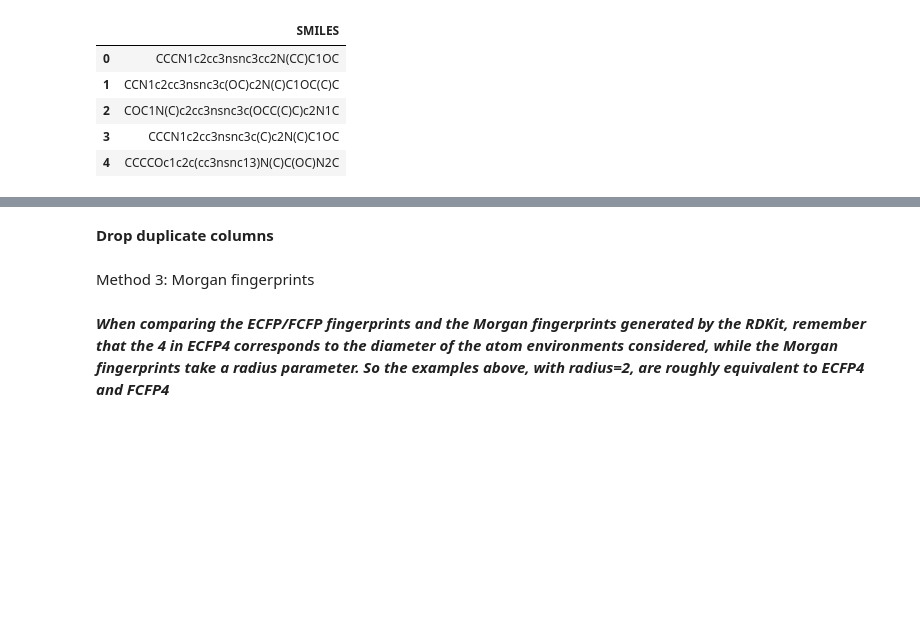
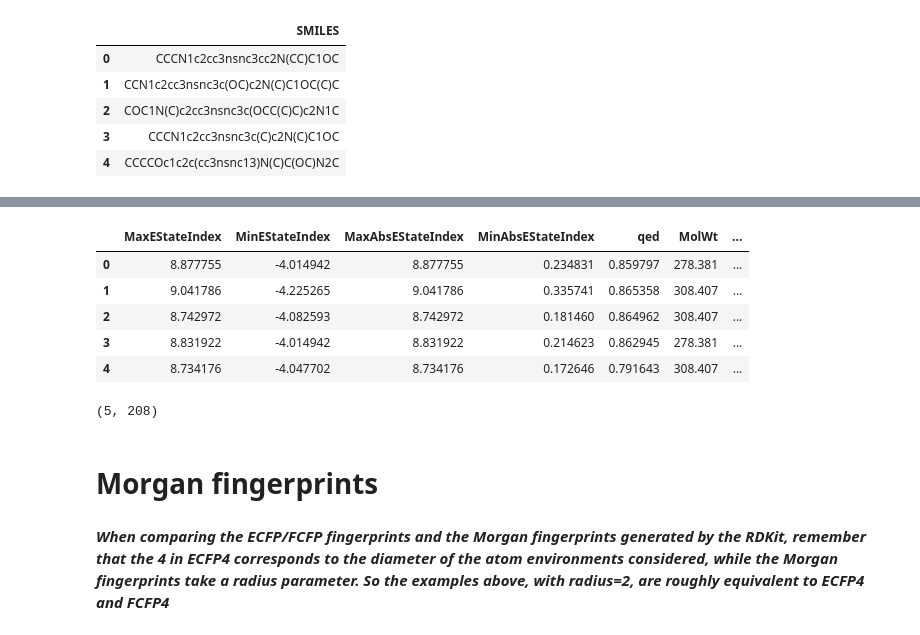
Before and after one commit to akashjn/RDKit_Utility_Functions, a Jupyter notebook: Generate_RDKit_2D_Descriptors.ipynb, the cells around one changed output, grey strips where cells are left out. Cells and saved outputs as stored; diff of their text form; code cells hidden in the pictures; blank space fills up the shorter version.

Commit message:
updated functions

```diff
--- a/Generate_RDKit_2D_Descriptors.ipynb
+++ b/Generate_RDKit_2D_Descriptors.ipynb
@@ -27,3 +11,23 @@ def smi_to_mol_prop(smi,property_names = list(rdMolDescriptors.Properties.GetAva
+# %%
+def RDkit_descriptors(smiles):
+    """
+    Function will return all 208 RDKit descriptors
+    smiles is a pandas series or a list of smiles
+    """
+    from rdkit.ML.Descriptors import MoleculeDescriptors
+    from rdkit.Chem import Descriptors
+    mols = [Chem.MolFromSmiles(i) for i in smiles]
+    calc = MoleculeDescriptors.MolecularDescriptorCalculator([x[0] for x in Descriptors._descList])
+    desc_names = calc.GetDescriptorNames()
+
+    Mol_descriptors =[]
+    for mol in mols:
+        # add hydrogens to molecules
+        mol=Chem.AddHs(mol)
+        # Calculate all 208 descriptors for each molecule
+        descriptors = calc.CalcDescriptors(mol)
+        Mol_descriptors.append(descriptors)
+    return Mol_descriptors,desc_names
 # %% [markdown]
 **Example**
 # %%
@@ -157,2 +43,0 @@ df_com2.head()
-# %% [markdown]
-**Drop duplicate columns**
@@ -161,5 +44,21 @@ df_com2=df_com2.loc[:,~df_com2.columns.duplicated()].copy()
+# %%
+# call function
+Mol_descriptors,desc_names = RDkit_descriptors(smiles=smiles)
+df_rdkit = pd.DataFrame(Mol_descriptors,columns=desc_names)
+df_rdkit
+# %% [output]
+|  | MaxEStateIndex | MinEStateIndex | MaxAbsEStateIndex | MinAbsEStateIndex | qed | MolWt | ... |
+| 0 | 8.877755 | -4.014942 | 8.877755 | 0.234831 | 0.859797 | 278.381 | ... |
+| 1 | 9.041786 | -4.225265 | 9.041786 | 0.335741 | 0.865358 | 308.407 | ... |
+| 2 | 8.742972 | -4.082593 | 8.742972 | 0.181460 | 0.864962 | 308.407 | ... |
+| 3 | 8.831922 | -4.014942 | 8.831922 | 0.214623 | 0.862945 | 278.381 | ... |
+| 4 | 8.734176 | -4.047702 | 8.734176 | 0.172646 | 0.791643 | 308.407 | ... |
+# %%
+df_rdkit.shape
+# %% [output]
+(5, 208)
 # %% [markdown]
-Method 3: Morgan fingerprints
+# Morgan fingerprints
 # %%
 import rdkit.Chem as Chem
 from rdkit.Chem import AllChem
```
Also changed, not shown: parts of 34 cells of this notebook.
